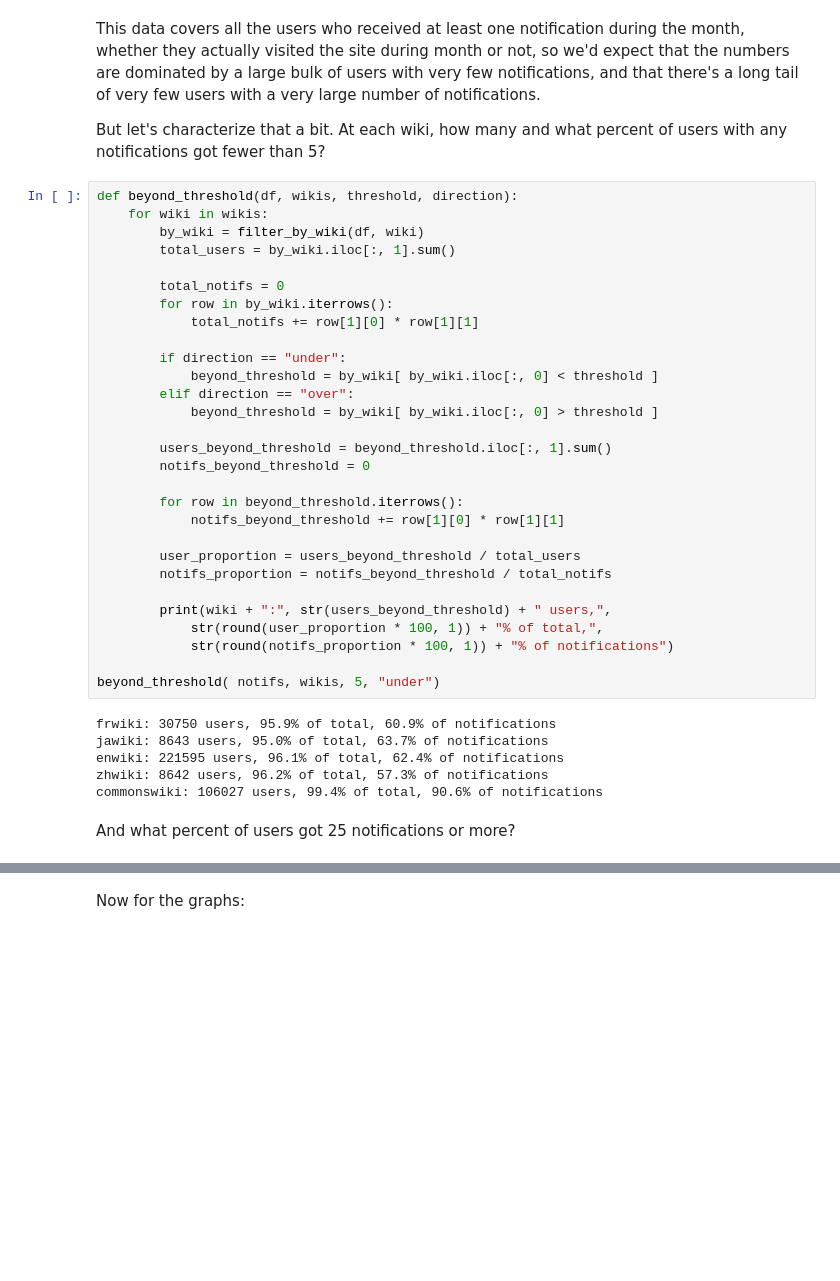
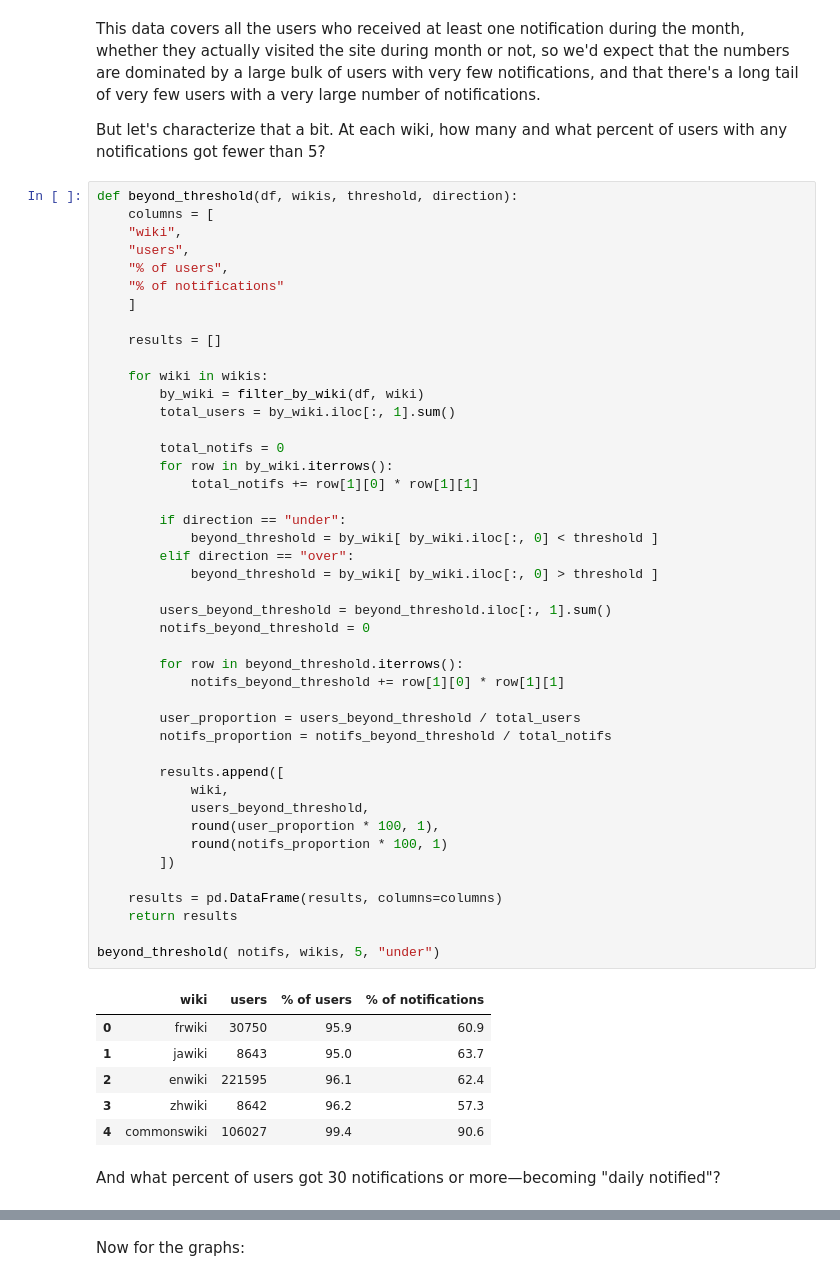
Before and after one commit to neilpquinn/2016-02-notifications-exploration, a Jupyter notebook: Notifications research.ipynb, the cells around one changed output, grey strips where cells are left out. Saved outputs shown, nothing was run; the diff lists cells and outputs as text; blank space fills up the shorter version.

Commit message:
Turn output into HTML tables. Tweak parameters.

```diff
--- a/Notifications research.ipynb
+++ b/Notifications research.ipynb
@@ -117,39 +118,55 @@ This data covers all the users who received at least one notification during the
 But let's characterize that a bit. At each wiki, how many and what percent of users with any notifications got fewer than 5?
 # %%
 def beyond_threshold(df, wikis, threshold, direction):
+    columns = [
+    "wiki",
+    "users",
+    "% of users",
+    "% of notifications"
+    ]
+
+    results = []
+
     for wiki in wikis:
         by_wiki = filter_by_wiki(df, wiki)
         total_users = by_wiki.iloc[:, 1].sum()
 
         total_notifs = 0
         for row in by_wiki.iterrows():
             total_notifs += row[1][0] * row[1][1]
 
         if direction == "under":
             beyond_threshold = by_wiki[ by_wiki.iloc[:, 0] < threshold ]
         elif direction == "over":
             beyond_threshold = by_wiki[ by_wiki.iloc[:, 0] > threshold ]
 
         users_beyond_threshold = beyond_threshold.iloc[:, 1].sum()
         notifs_beyond_threshold = 0
 
         for row in beyond_threshold.iterrows():
             notifs_beyond_threshold += row[1][0] * row[1][1]
 
         user_proportion = users_beyond_threshold / total_users
         notifs_proportion = notifs_beyond_threshold / total_notifs
 
-        print(wiki + ":", str(users_beyond_threshold) + " users,",
-            str(round(user_proportion * 100, 1)) + "% of total,",
-            str(round(notifs_proportion * 100, 1)) + "% of notifications")
+        results.append([
+            wiki,
+            users_beyond_threshold,
+            round(user_proportion * 100, 1),
+            round(notifs_proportion * 100, 1)
+        ])
+
+    results = pd.DataFrame(results, columns=columns)
+    return results
 
 beyond_threshold( notifs, wikis, 5, "under")
 # %% [output]
-frwiki: 30750 users, 95.9% of total, 60.9% of notifications
-jawiki: 8643 users, 95.0% of total, 63.7% of notifications
-enwiki: 221595 users, 96.1% of total, 62.4% of notifications
-zhwiki: 8642 users, 96.2% of total, 57.3% of notifications
-commonswiki: 106027 users, 99.4% of total, 90.6% of notifications
+|  | wiki | users | % of users | % of notifications |
+| 0 | frwiki | 30750 | 95.9 | 60.9 |
+| 1 | jawiki | 8643 | 95.0 | 63.7 |
+| 2 | enwiki | 221595 | 96.1 | 62.4 |
+| 3 | zhwiki | 8642 | 96.2 | 57.3 |
+| 4 | commonswiki | 106027 | 99.4 | 90.6 |
 # %% [markdown]
-And what percent of users got 25 notifications or more?
+And what percent of users got 30 notifications or more—becoming "daily notified"?
 # %%
```
Also changed, not shown: parts of 8 cells of this notebook.
